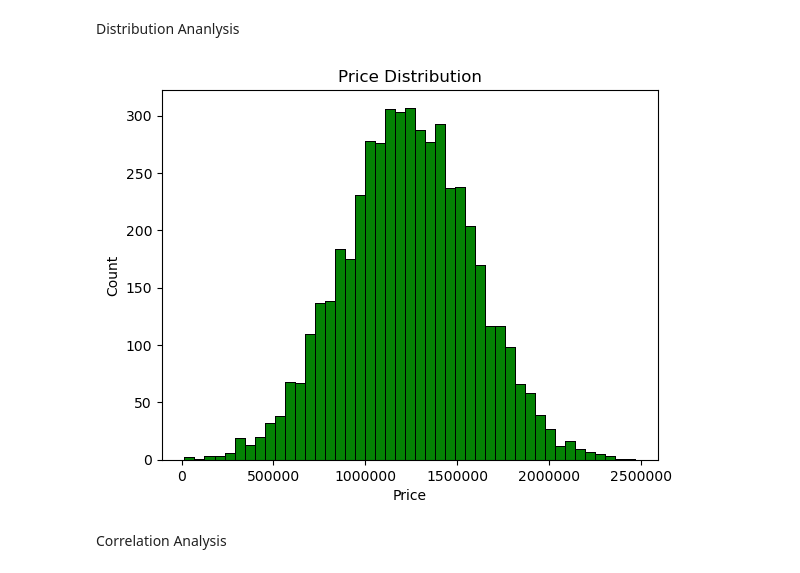
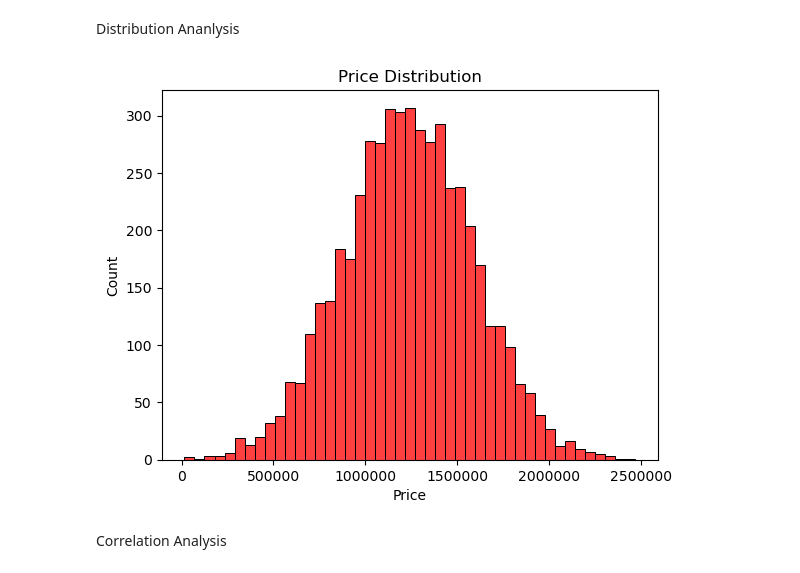
Before and after one commit to JuttuAbhiram/Machine-Learning, a Jupyter notebook: Linear_Regression/house_price_prediction.ipynb, the cells around one changed output. Saved outputs shown, nothing was run; the diff lists cells and outputs as text; code cells hidden in the pictures.

```diff
--- a/Linear_Regression/house_price_prediction.ipynb
+++ b/Linear_Regression/house_price_prediction.ipynb
@@ -80,12 +80,12 @@ dtype: int64
 Distribution Ananlysis
 # %%
 %matplotlib inline
-sns.histplot(df["Price"],color="g")
+sns.histplot(df["Price"],color="r")
 plt.title("Price Distribution")
 plt.ticklabel_format(style="plain",axis="x")
 plt.show()
 # %% [output]
-[figure, old version]
+[figure, new version]
 # %% [markdown]
 Correlation Analysis
 # %%
```
Also changed, not shown: parts of 3 cells of this notebook.
